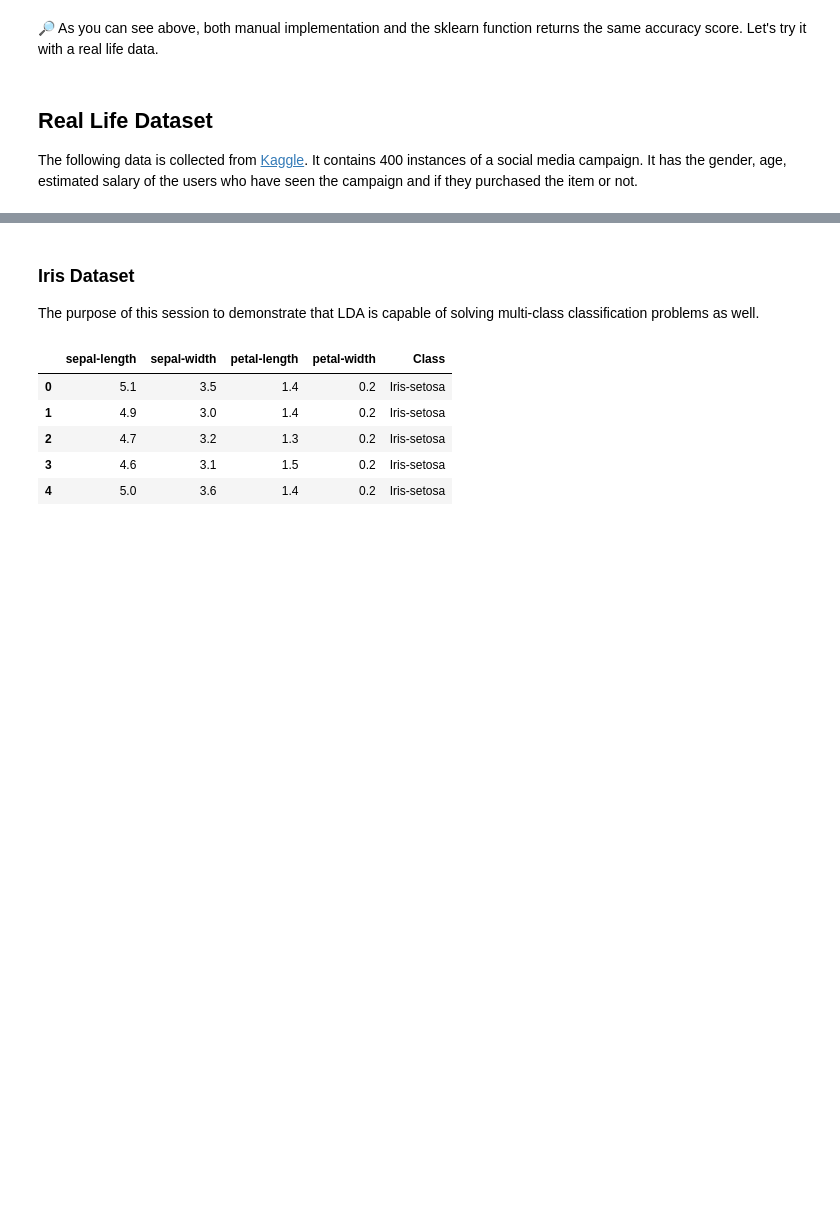
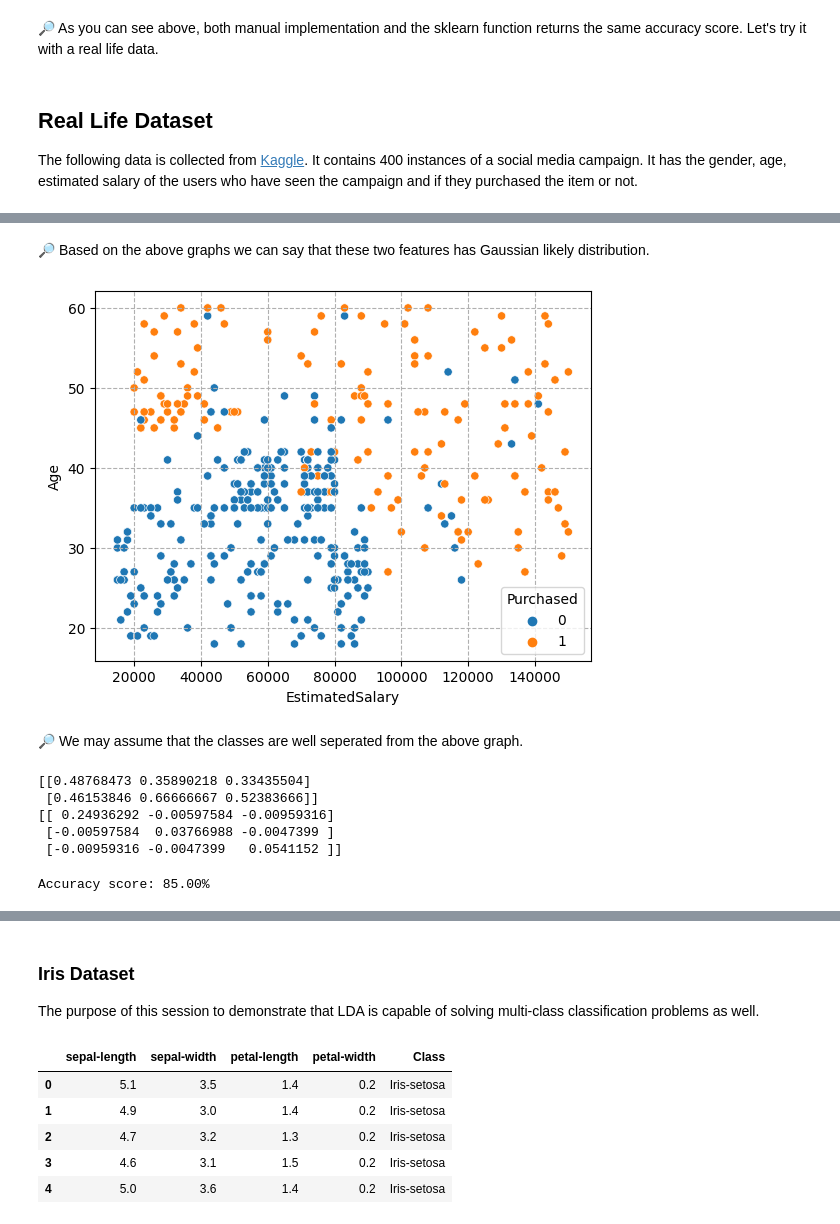
Before and after one commit to muscak/Master-Machine-Learning-Algorithms, a Jupyter notebook: Linear-Algorithms/LDA/LDA.ipynb, the cells around one changed output, grey strips where cells are left out. Saved outputs shown, nothing was run; the diff lists cells and outputs as text; code cells hidden in the pictures; blank space fills up the shorter version.

```diff
--- a/Linear-Algorithms/LDA/LDA.ipynb
+++ b/Linear-Algorithms/LDA/LDA.ipynb
@@ -203,0 +228,10 @@ The following data is collected from [Kaggle](https://www.kaggle.com/datasets/dr
+# %% [markdown]
+🔎 Based on the above graphs we can say that these two features has Gaussian likely distribution.
+# %%
+sb.scatterplot(data = df_social, x = 'EstimatedSalary', y='Age', hue='Purchased')
+plt.grid(linestyle = '--')
+plt.show()
+# %% [output]
+[figure, added]
+# %% [markdown]
+🔎 We may assume that the classes are well seperated from the above graph.
@@ -203,0 +253,10 @@ The following data is collected from [Kaggle](https://www.kaggle.com/datasets/dr
+# %%
+model.fit(x_train, y_train)
+print(model.means_)
+print(model.covariance_)
+# %% [output]
+[[0.48768473 0.35890218 0.33435504]
+ [0.46153846 0.66666667 0.52383666]]
+[[ 0.24936292 -0.00597584 -0.00959316]
+ [-0.00597584  0.03766988 -0.0047399 ]
+ [-0.00959316 -0.0047399   0.0541152 ]]
@@ -203,0 +268,4 @@ The following data is collected from [Kaggle](https://www.kaggle.com/datasets/dr
+# %%
+print('Accuracy score: {:.2f}%'.format(accuracy_score(y_test, y_hat)*100))
+# %% [output]
+Accuracy score: 85.00%
```
Also changed, not shown: parts of 24 cells of this notebook.
